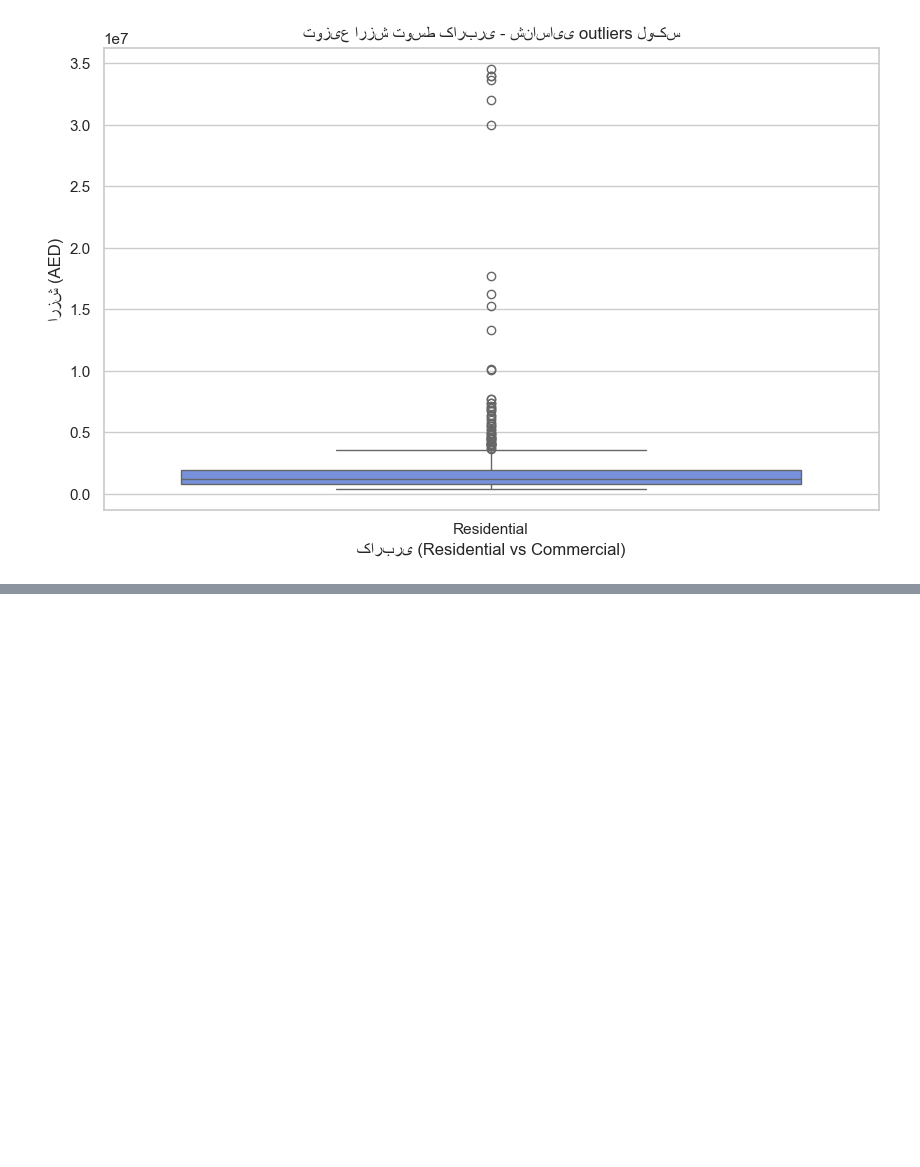
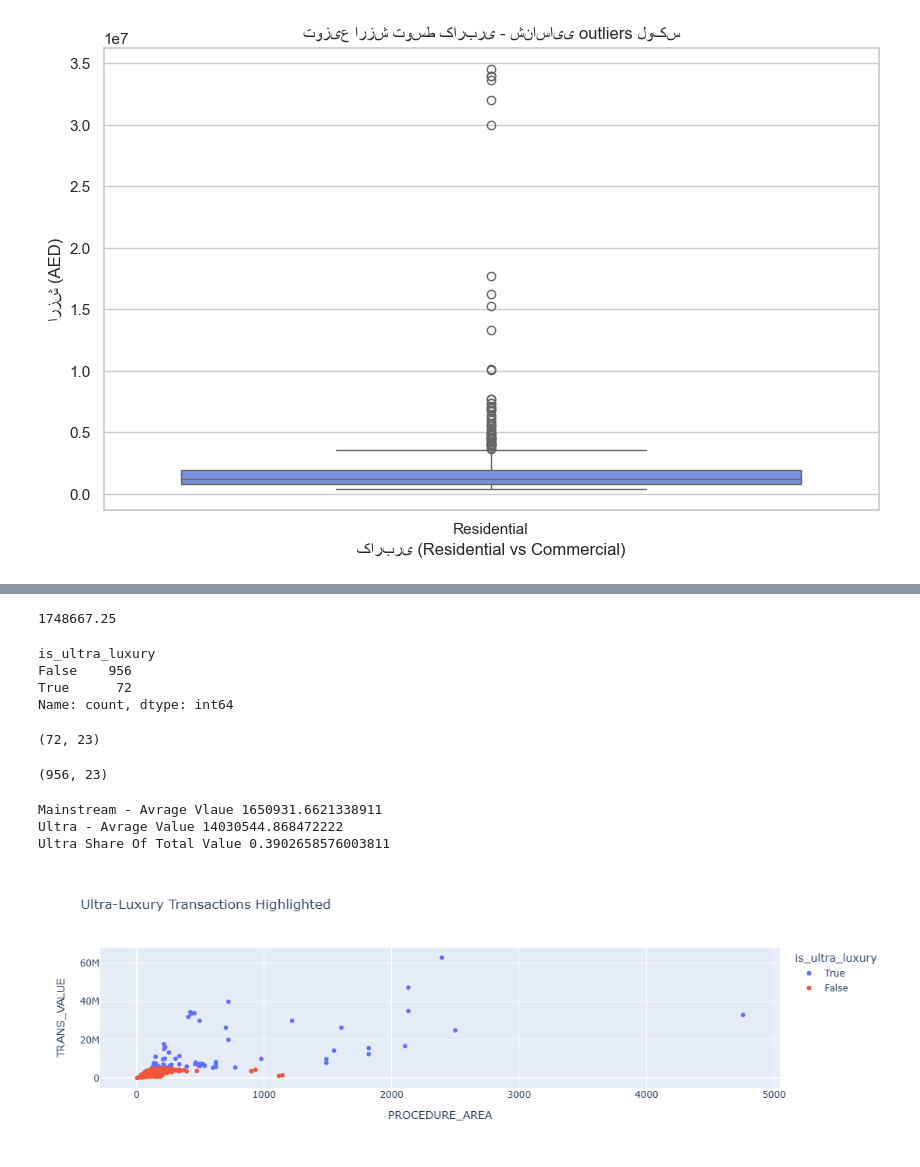
Before and after one commit to zahraaAsgari/python-mini-projects, a Jupyter notebook: Untitled4.ipynb, the cells around one changed output, grey strips where cells are left out. Saved outputs shown, nothing was run; the diff lists cells and outputs as text; code cells hidden in the pictures; blank space fills up the shorter version.

```diff
--- a/Untitled4.ipynb
+++ b/Untitled4.ipynb
@@ -296,0 +381,43 @@ df_clean.plot(kind='line')
+# %%
+Q1=df["TRANS_VALUE"].quantile(0.25)
+Q3=df["TRANS_VALUE"].quantile(0.75)
+IQR= Q3 - Q1
+print(IQR)
+# %% [output]
+1748667.25
+# %%
+upper_bound=Q3 + 1.5 *IQR
+df["is_ultra_luxury"]=df["TRANS_VALUE"]>upper_bound
+df["is_ultra_luxury"].value_counts()
+# %% [output]
+is_ultra_luxury
+False    956
+True      72
+Name: count, dtype: int64
+# %%
+mainstream=df[~df["is_ultra_luxury"]]
+ultra=df[df["is_ultra_luxury"]]
+
+ultra.shape
+# %% [output]
+(72, 23)
+# %%
+mainstream.shape
+# %% [output]
+(956, 23)
+# %%
+print("Mainstream - Avrage Vlaue",mainstream["TRANS_VALUE"].mean())
+print("Ultra - Avrage Value",ultra["TRANS_VALUE"].mean())
+print("Ultra Share Of Total Value",ultra["TRANS_VALUE"].sum()/df["TRANS_VALUE"].sum(),)
+# %% [output]
+Mainstream - Avrage Vlaue 1650931.6621338911
+Ultra - Avrage Value 14030544.868472222
+Ultra Share Of Total Value 0.3902658576003811
+# %%
+import plotly.express as px
+fig = px.scatter(df, x='PROCEDURE_AREA', y='TRANS_VALUE',
+                 color='is_ultra_luxury',
+                 title="Ultra-Luxury Transactions Highlighted")
+fig.show()
+# %% [output]
+[figure, added]
```
Also changed, not shown: parts of 10 cells of this notebook, 1 other file.
